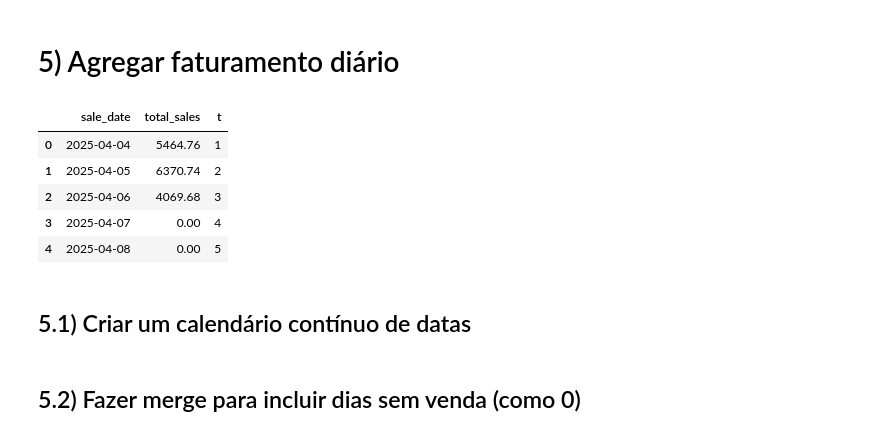
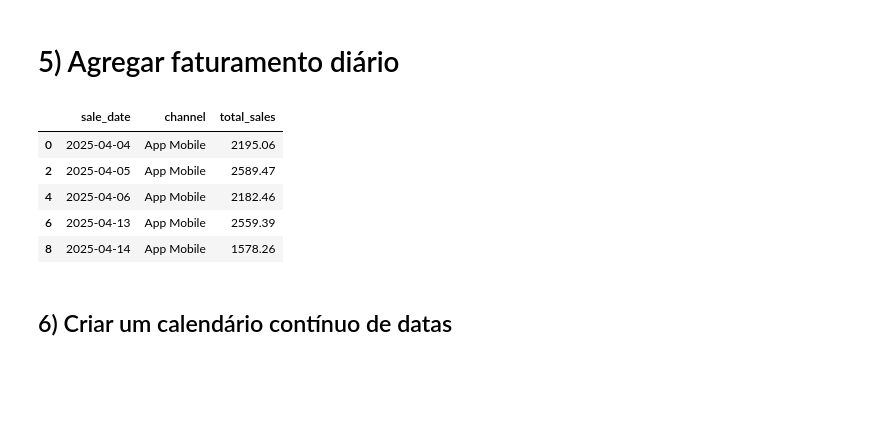
Before and after one commit to deividgoulart/bi-analytics-fashion-store, a Jupyter notebook: notebook/Forecast_sales.ipynb, the cells around one changed output. Cells and saved outputs as stored; diff of their text form; code cells hidden in the pictures; blank space fills up the shorter version.

```diff
--- a/notebook/Forecast_sales.ipynb
+++ b/notebook/Forecast_sales.ipynb
@@ -9,7 +9,7 @@ from sklearn.linear_model import LinearRegression
 # %% [markdown]
 # 2) Upload do CSV de sales_items
 # %%
-sales_items = pd.read_csv(io.BytesIO(uploaded['dataset_fashion_store_salesitems.csv']))
+sales_items = pd.read_csv('dataset_fashion_store_salesitems.csv')
 sales_items.info()
 # %% [output]
 <class 'pandas.core.frame.DataFrame'>
@@ -54,19 +54,20 @@ sales_items[['sale_date', 'line_value']].head()
 # %%
 daily_raw = (
     sales_items
-    .groupby('sale_date', as_index=False)['line_value']
+    .groupby(["sale_date", "channel"], as_index=False)["line_value"]
     .sum()
-    .rename(columns={'line_value': 'total_sales'})
 )
 
-daily_raw = daily.sort_values('sale_date')
+daily_raw.columns = ["sale_date", "channel", "total_sales"]
+
+daily_raw = daily_raw.sort_values(["channel", "sale_date"])
 daily_raw.head()
 # %% [output]
-|  | sale_date | total_sales | t |
-| 0 | 2025-04-04 | 5464.76 | 1 |
-| 1 | 2025-04-05 | 6370.74 | 2 |
-| 2 | 2025-04-06 | 4069.68 | 3 |
-| 3 | 2025-04-07 | 0.00 | 4 |
-| 4 | 2025-04-08 | 0.00 | 5 |
+|  | sale_date | channel | total_sales |
+| 0 | 2025-04-04 | App Mobile | 2195.06 |
+| 2 | 2025-04-05 | App Mobile | 2589.47 |
+| 4 | 2025-04-06 | App Mobile | 2182.46 |
+| 6 | 2025-04-13 | App Mobile | 2559.39 |
+| 8 | 2025-04-14 | App Mobile | 1578.26 |
 # %% [markdown]
-## 5.1) Criar um calendário contínuo de datas
+## 6) Criar um calendário contínuo de datas
@@ -81,2 +73,0 @@ full_dates = pd.DataFrame({
-# %% [markdown]
-## 5.2) Fazer merge para incluir dias sem venda (como 0)
```
Also changed, not shown: parts of 11 cells of this notebook.
